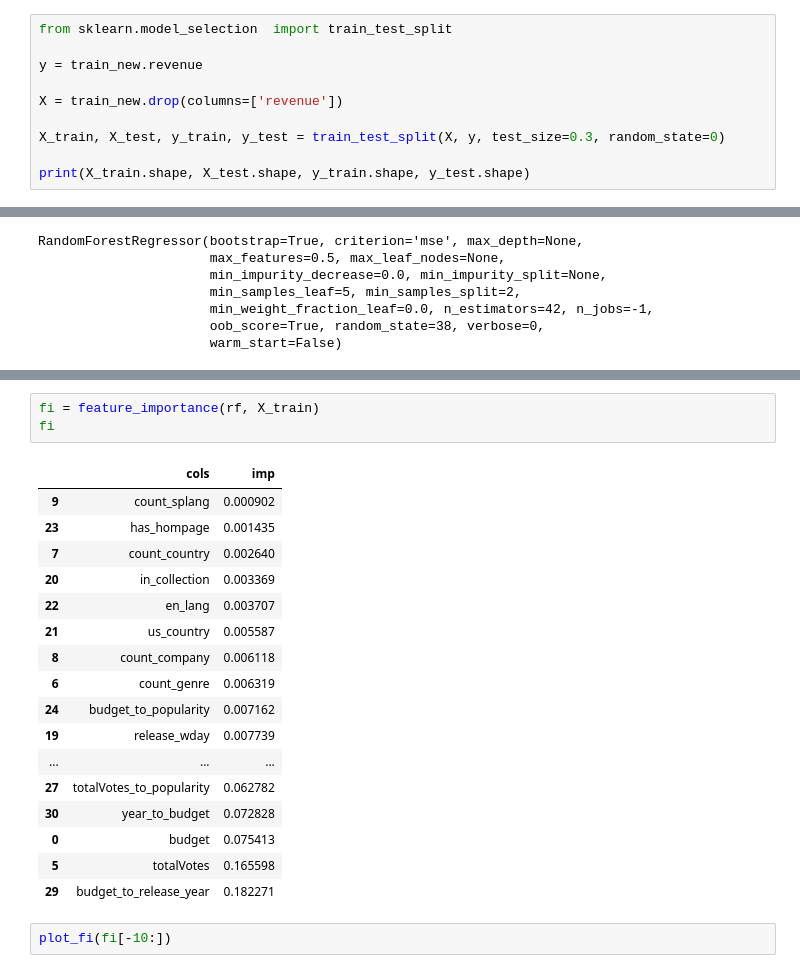
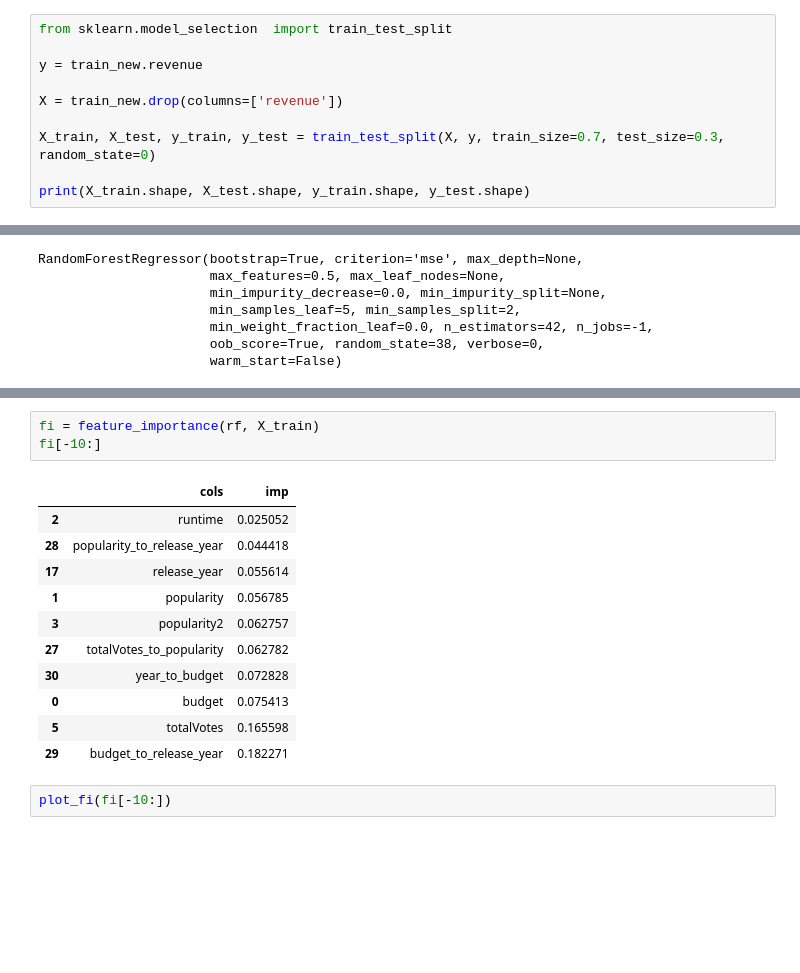
Before and after one commit to OracyC/TMDB-Box-Office-Prediction, a Jupyter notebook: TMDB_Box_Office_Prediction.ipynb, the cells around one changed output, grey strips where cells are left out. Saved outputs shown, nothing was run; the diff lists cells and outputs as text; blank space fills up the shorter version.

```diff
--- a/TMDB_Box_Office_Prediction.ipynb
+++ b/TMDB_Box_Office_Prediction.ipynb
@@ -372,7 +372,7 @@ y = train_new.revenue
 
 X = train_new.drop(columns=['revenue'])
 
-X_train, X_test, y_train, y_test = train_test_split(X, y, test_size=0.3, random_state=0)
+X_train, X_test, y_train, y_test = train_test_split(X, y, train_size=0.7, test_size=0.3, random_state=0)
 
 print(X_train.shape, X_test.shape, y_train.shape, y_test.shape)
 # %% [output]
@@ -434,19 +444,13 @@ R2 for Train 0.7960852568484699
 # %%
 fi = feature_importance(rf, X_train)
-fi
+fi[-10:]
 # %% [output]
 |  | cols | imp |
-| 9 | count_splang | 0.000902 |
-| 23 | has_hompage | 0.001435 |
-| 7 | count_country | 0.002640 |
-| 20 | in_collection | 0.003369 |
-| 22 | en_lang | 0.003707 |
-| 21 | us_country | 0.005587 |
-| 8 | count_company | 0.006118 |
-| 6 | count_genre | 0.006319 |
-| 24 | budget_to_popularity | 0.007162 |
-| 19 | release_wday | 0.007739 |
-| ... | ... | ... |
+| 2 | runtime | 0.025052 |
+| 28 | popularity_to_release_year | 0.044418 |
+| 17 | release_year | 0.055614 |
+| 1 | popularity | 0.056785 |
+| 3 | popularity2 | 0.062757 |
 | 27 | totalVotes_to_popularity | 0.062782 |
 | 30 | year_to_budget | 0.072828 |
 | 0 | budget | 0.075413 |
```
Also changed, not shown: parts of 13 cells of this notebook.
